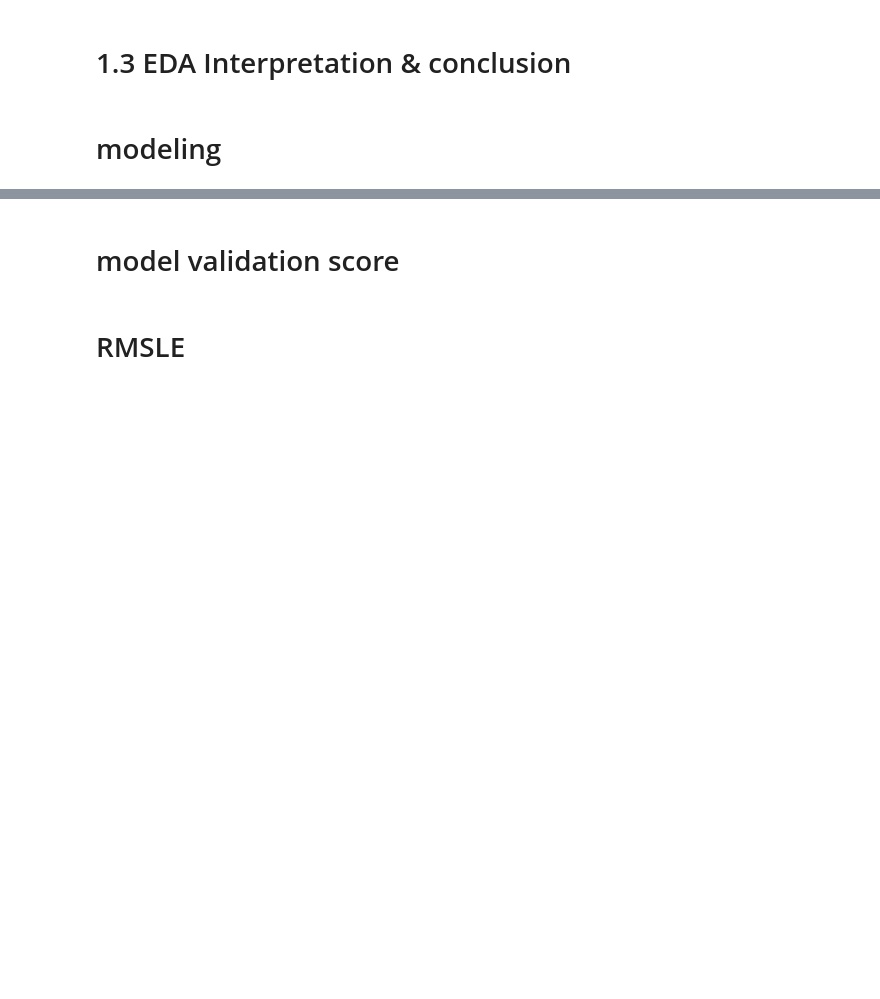
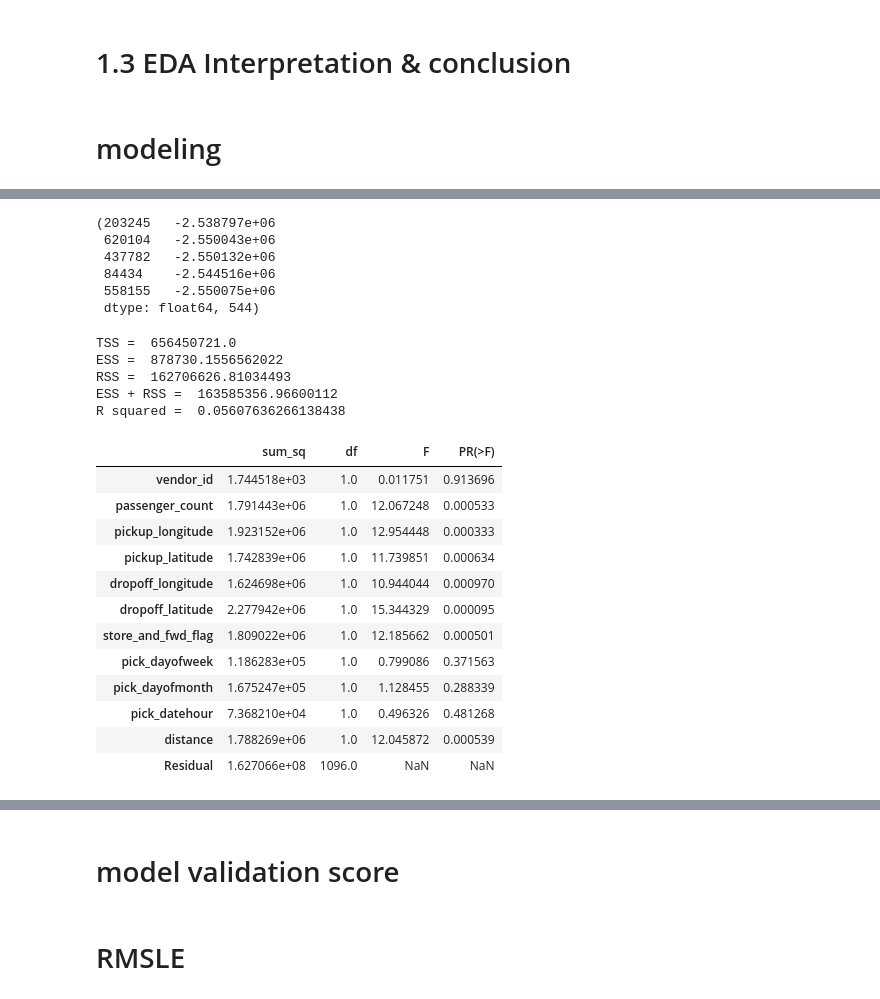
Before and after one commit to jungi21cc/taxi, a Jupyter notebook: taxi_v1.000.ipynb, the cells around one changed output, grey strips where cells are left out. Drawn from its saved outputs; the diff is of its cells as text; code cells hidden in the pictures; blank space fills up the shorter version.

```diff
--- a/taxi_v1.000.ipynb
+++ b/taxi_v1.000.ipynb
@@ -605,0 +683,3 @@ strong multicollinearity or other numerical problems.
+# %%
+model2 = sm.OLS.from_formula("trip_duration ~ vendor_id + passenger_count + pickup_longitude + pickup_latitude + dropoff_longitude + dropoff_latitude + store_and_fwd_flag + pick_dayofweek + pick_dayofmonth + pick_datehour + distance", data=train).fit()
+print(model2.summary())
@@ -605,0 +725,38 @@ strong multicollinearity or other numerical problems.
+# %%
+Y_test = model2.predict(X_test)
+Y_test.head(), len(Y_test)
+# %% [output]
+(203245   -2.538797e+06
+ 620104   -2.550043e+06
+ 437782   -2.550132e+06
+ 84434    -2.544516e+06
+ 558155   -2.550075e+06
+ dtype: float64, 544)
+# %%
+print("TSS = ", model2.uncentered_tss)
+print("ESS = ", model2.mse_model)
+print("RSS = ", model2.ssr)
+print("ESS + RSS = ", model2.mse_model + model2.ssr)
+print("R squared = ", model2.rsquared)
+# %% [output]
+TSS =  656450721.0
+ESS =  878730.1556562022
+RSS =  162706626.81034493
+ESS + RSS =  163585356.96600112
+R squared =  0.05607636266138438
+# %%
+sm.stats.anova_lm(model2, typ=2)
+# %% [output]
+|  | sum_sq | df | F | PR(>F) |
+| vendor_id | 1.744518e+03 | 1.0 | 0.011751 | 0.913696 |
+| passenger_count | 1.791443e+06 | 1.0 | 12.067248 | 0.000533 |
+| pickup_longitude | 1.923152e+06 | 1.0 | 12.954448 | 0.000333 |
+| pickup_latitude | 1.742839e+06 | 1.0 | 11.739851 | 0.000634 |
+| dropoff_longitude | 1.624698e+06 | 1.0 | 10.944044 | 0.000970 |
+| dropoff_latitude | 2.277942e+06 | 1.0 | 15.344329 | 0.000095 |
+| store_and_fwd_flag | 1.809022e+06 | 1.0 | 12.185662 | 0.000501 |
+| pick_dayofweek | 1.186283e+05 | 1.0 | 0.799086 | 0.371563 |
+| pick_dayofmonth | 1.675247e+05 | 1.0 | 1.128455 | 0.288339 |
+| pick_datehour | 7.368210e+04 | 1.0 | 0.496326 | 0.481268 |
+| distance | 1.788269e+06 | 1.0 | 12.045872 | 0.000539 |
+| Residual | 1.627066e+08 | 1096.0 | NaN | NaN |
```
Also changed, not shown: parts of 46 cells of this notebook.
